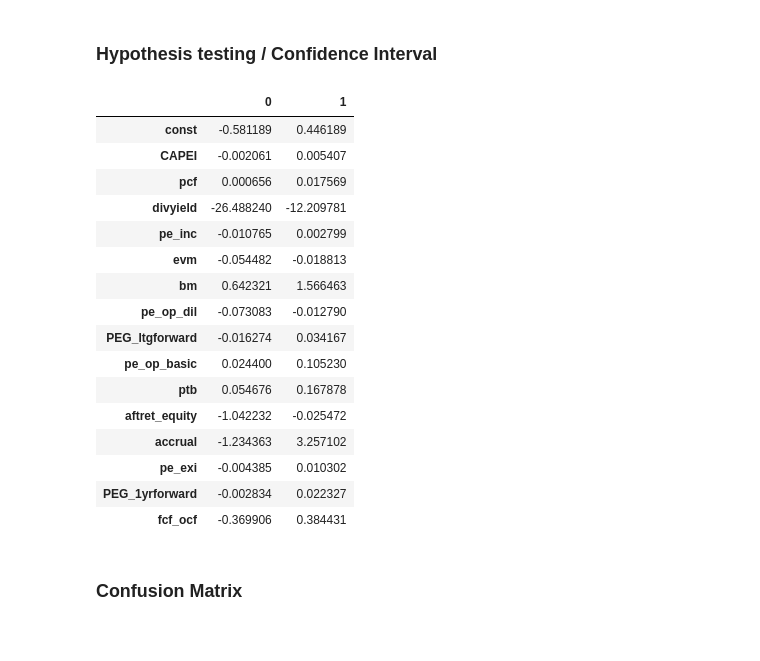
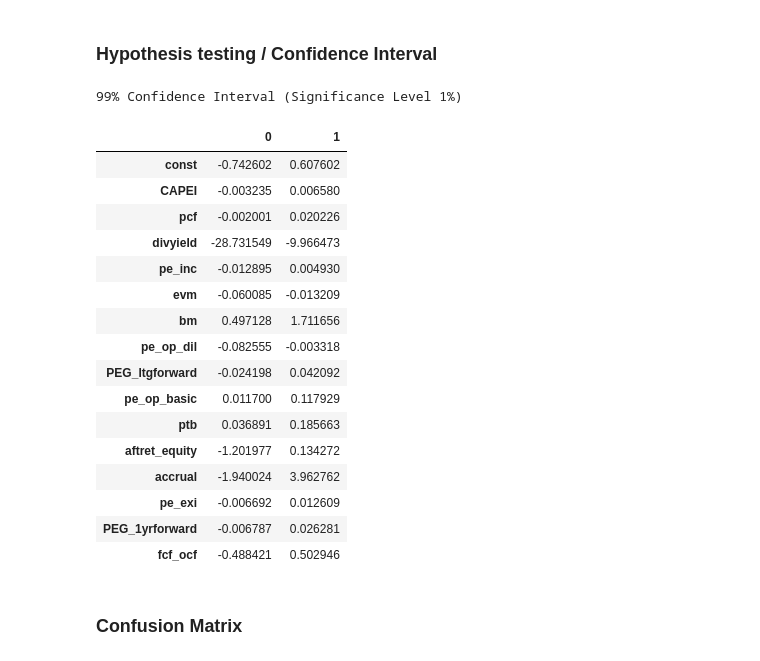
Before and after one commit to mathiasluethi/Machine_Learning_in_Finance_Group_Project, a Jupyter notebook: 3_(multiple)_logistic_regression_Stefanie.ipynb, the cells around one changed output. Saved outputs shown, nothing was run; the diff lists cells and outputs as text; code cells hidden in the pictures.

```diff
--- a/3_(multiple)_logistic_regression_Stefanie.ipynb
+++ b/3_(multiple)_logistic_regression_Stefanie.ipynb
@@ -334,11 +300,7 @@ Chosen best feature for CASE 1 is: CAPEI
 ### Preparation and fitting (on Training Set)
 # %%
 ## Multiple Log. Regression (with all n best features chosen in Chapter 2 in the feature selection process)
-# Assign features to X and response vector y
-X = sm.add_constant(X_train_s)
-y = y_train_s
-
-logReg_m = sm.Logit(endog = y, exog=X).fit()
+logReg_m = sm.Logit(endog = y_train_s, exog=sm.add_constant(X_train_s)).fit()
 # %% [output]
 Optimization terminated successfully.
          Current function value: 0.669582
@@ -374,26 +336,31 @@ fcf_ocf            0.0073      0.192      0.038      0.970      -0.370       0.3
 ==================================================================================
 # %% [markdown]
 ### Hypothesis testing / Confidence Interval
-# %%
-display(logReg_m.conf_int())
-# %% [output]
-|  | 0 | 1 |
-| const | -0.581189 | 0.446189 |
-| CAPEI | -0.002061 | 0.005407 |
-| pcf | 0.000656 | 0.017569 |
-| divyield | -26.488240 | -12.209781 |
-| pe_inc | -0.010765 | 0.002799 |
-| evm | -0.054482 | -0.018813 |
-| bm | 0.642321 | 1.566463 |
-| pe_op_dil | -0.073083 | -0.012790 |
-| PEG_ltgforward | -0.016274 | 0.034167 |
-| pe_op_basic | 0.024400 | 0.105230 |
-| ptb | 0.054676 | 0.167878 |
-| aftret_equity | -1.042232 | -0.025472 |
-| accrual | -1.234363 | 3.257102 |
-| pe_exi | -0.004385 | 0.010302 |
-| PEG_1yrforward | -0.002834 | 0.022327 |
-| fcf_ocf | -0.369906 | 0.384431 |
+# %%
+significance_level = 0.01
+
+print("")
+print(str(int(100 - significance_level*100)) + '% Confidence Interval (Significance Level ' + str(int(significance_level*100)) + '%)')
+display(logReg_m.conf_int(alpha=significance_level))
+# %% [output]
+99% Confidence Interval (Significance Level 1%)
+|  | 0 | 1 |
+| const | -0.742602 | 0.607602 |
+| CAPEI | -0.003235 | 0.006580 |
+| pcf | -0.002001 | 0.020226 |
+| divyield | -28.731549 | -9.966473 |
+| pe_inc | -0.012895 | 0.004930 |
+| evm | -0.060085 | -0.013209 |
+| bm | 0.497128 | 1.711656 |
+| pe_op_dil | -0.082555 | -0.003318 |
+| PEG_ltgforward | -0.024198 | 0.042092 |
+| pe_op_basic | 0.011700 | 0.117929 |
+| ptb | 0.036891 | 0.185663 |
+| aftret_equity | -1.201977 | 0.134272 |
+| accrual | -1.940024 | 3.962762 |
+| pe_exi | -0.006692 | 0.012609 |
+| PEG_1yrforward | -0.006787 | 0.026281 |
+| fcf_ocf | -0.488421 | 0.502946 |
 # %% [markdown]
 ### Confusion Matrix
 # %%
```
Also changed, not shown: parts of 17 cells of this notebook.
